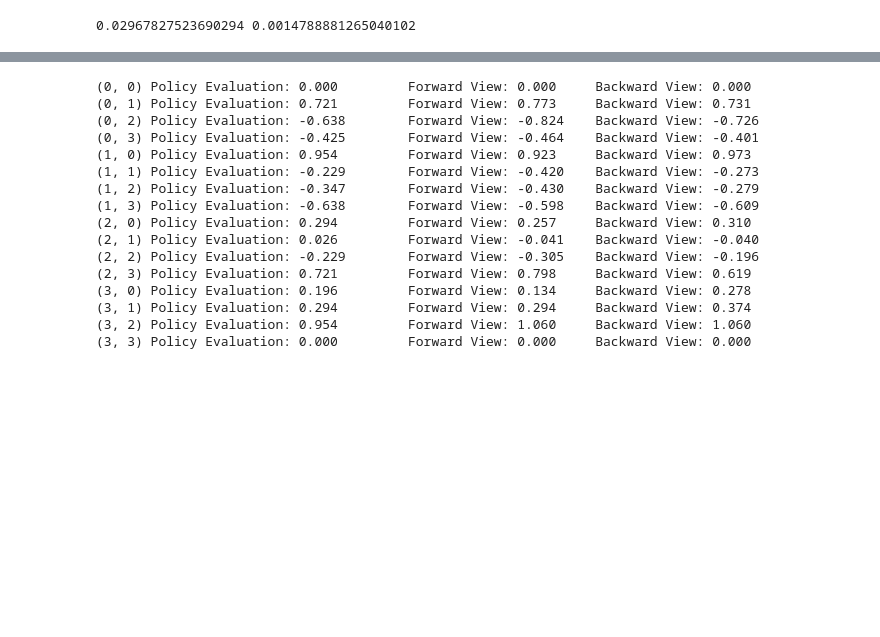
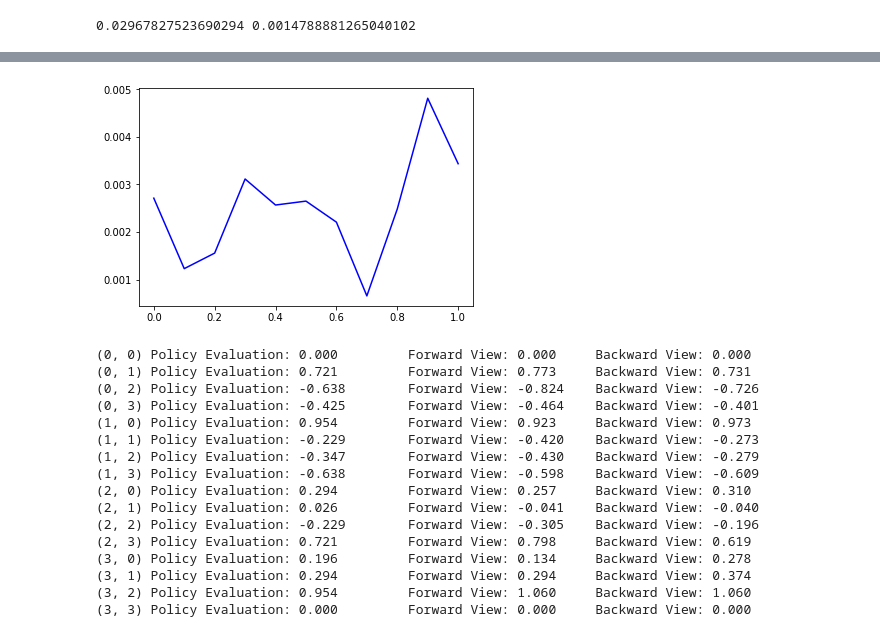
Before and after one commit to joelper/MS-E346, a Jupyter notebook: Assignments/Assignment_10.ipynb, the cells around one changed output, grey strips where cells are left out. Drawn from its saved outputs; the diff is of its cells as text; code cells hidden in the pictures; blank space fills up the shorter version.

```diff
--- a/Assignments/Assignment_10.ipynb
+++ b/Assignments/Assignment_10.ipynb
@@ -230,3 +242,8 @@ TypeError: 'float' object cannot be interpreted as an integer
+# %%
+plt.plot(np.linspace(0,1,11), bv_acc, 'b', label='Backward View')
+plt.show()
+# %% [output]
+[figure, added]
 # %%
 vf_pe_random = policy_eval(gw, random_policy, 1e-5)
 vf_fv_random = forward_view_TD_lambda(random_policy, gw, 0.85, 5000, 30, 0.01)
```
Also changed, not shown: parts of 20 cells of this notebook.
